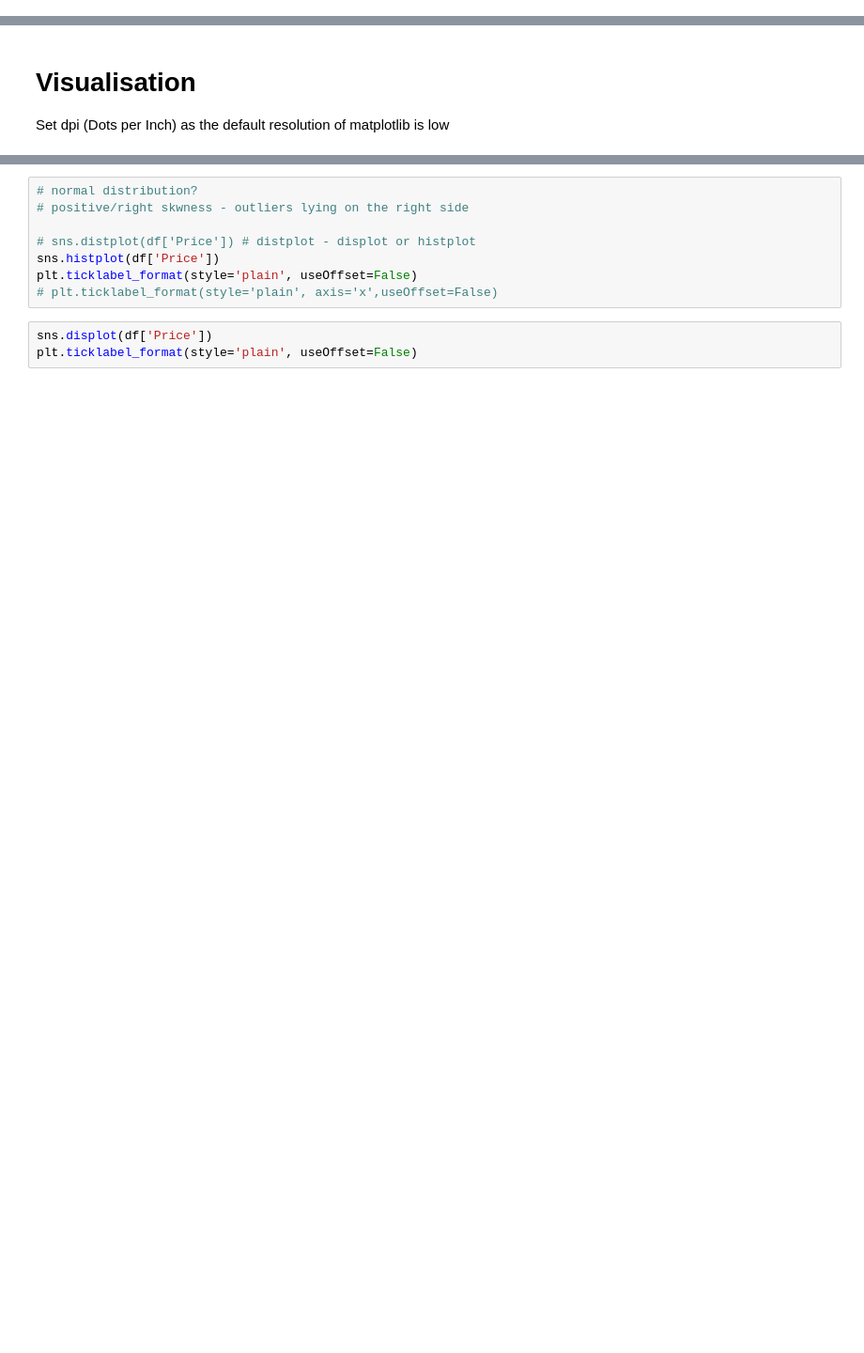
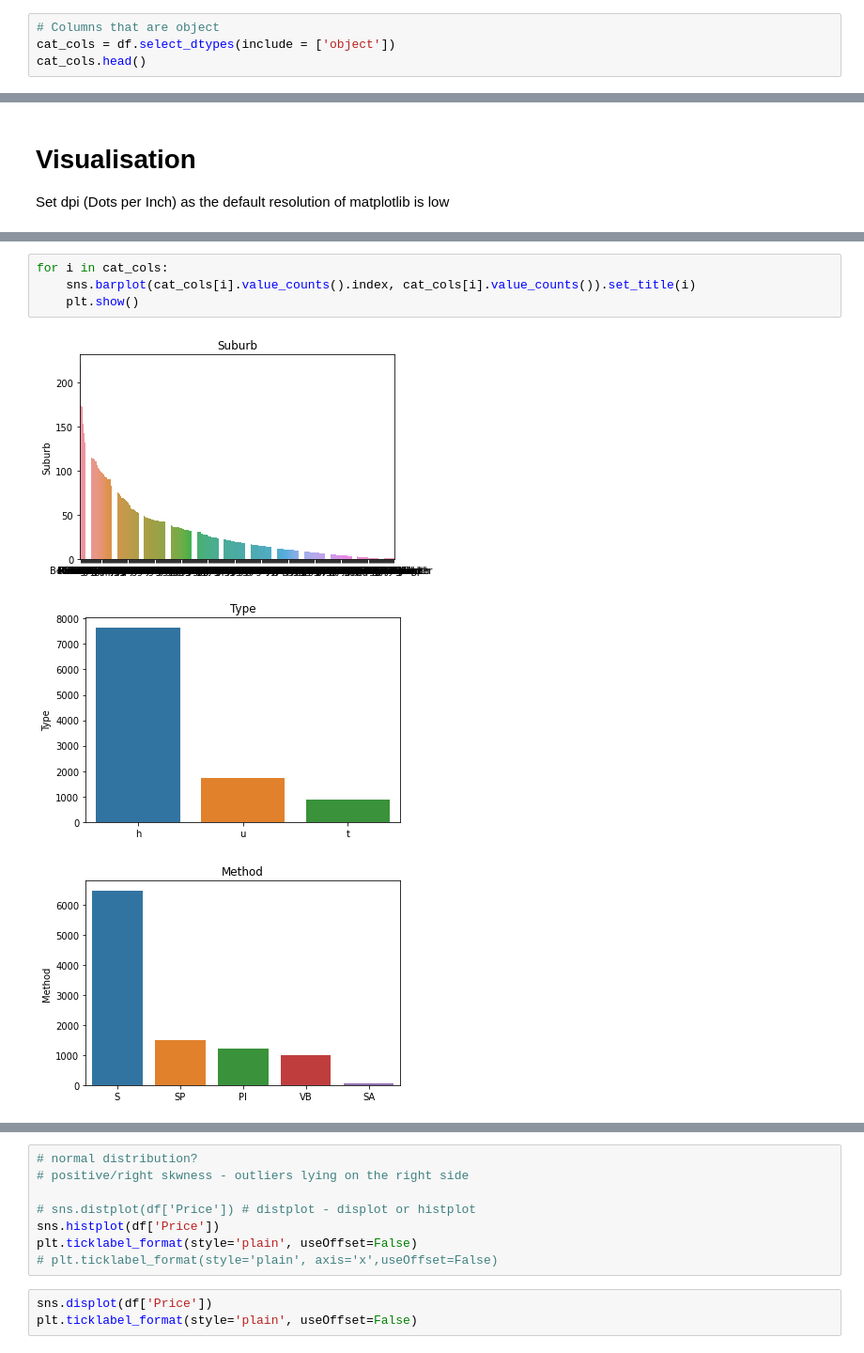
Before and after one commit to slothpunch/Uni, a Jupyter notebook: ICT Business Analytics/melbourne-housing-price-eda.ipynb, the cells around one changed output, grey strips where cells are left out. Shown at 94% size. Drawn from its saved outputs; the diff is of its cells as text; blank space fills up the shorter version.

```diff
--- a/ICT Business Analytics/melbourne-housing-price-eda.ipynb
+++ b/ICT Business Analytics/melbourne-housing-price-eda.ipynb
@@ -374,0 +432,4 @@ selected_num_cols
+# %%
+# Columns that are object
+cat_cols = df.select_dtypes(include = ['object'])
+cat_cols.head()
@@ -411,0 +474,8 @@ for i in selected_cat_cols:
+# %%
+for i in cat_cols:
+    sns.barplot(cat_cols[i].value_counts().index, cat_cols[i].value_counts()).set_title(i)
+    plt.show()
+# %% [output]
+[figure, added]
+[figure, added]
+[figure, added]
```
Also changed, not shown: parts of 50 cells of this notebook.
